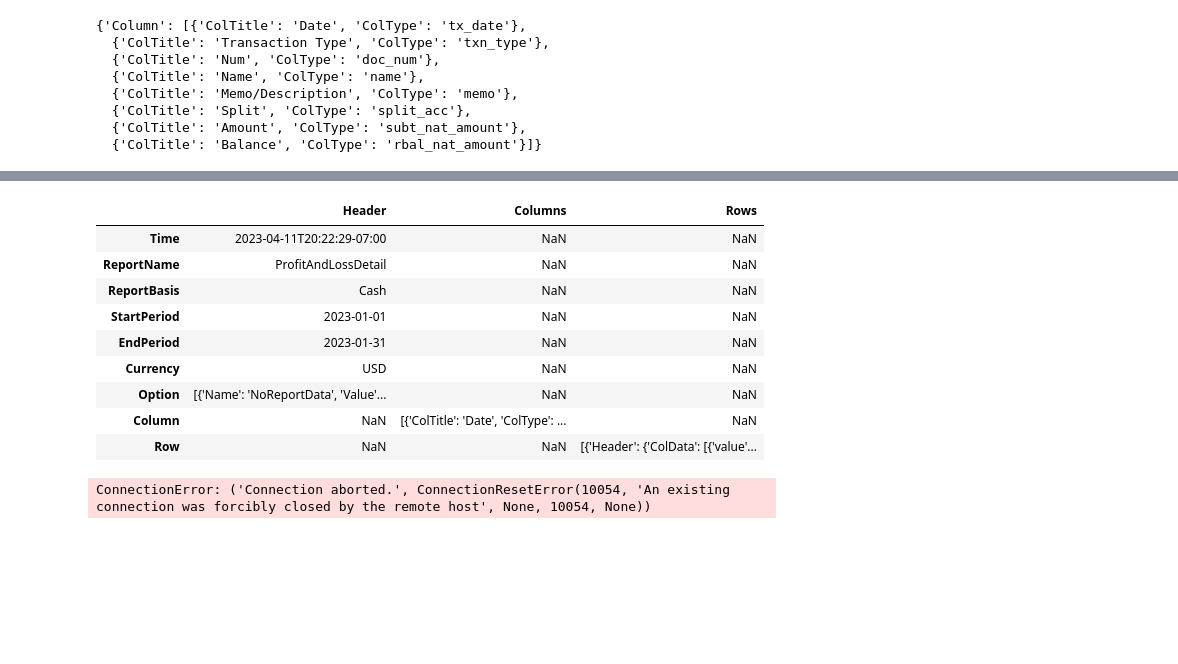
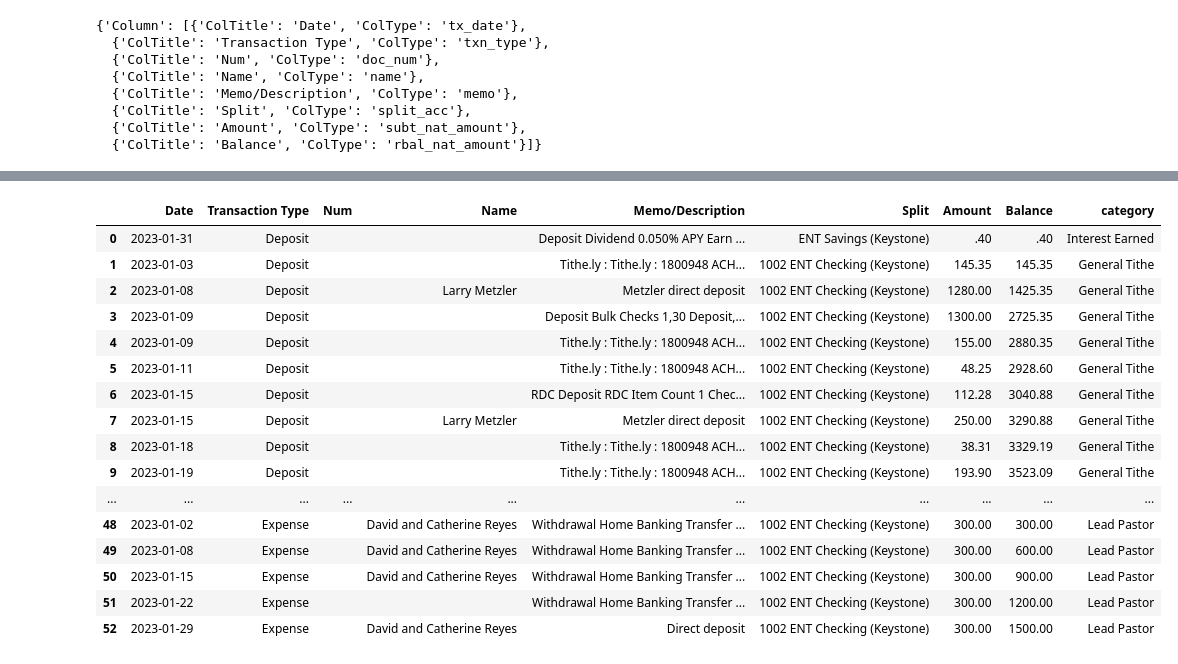
Before and after one commit to keaturner55/ChurchFinance, a Jupyter notebook: notebook/quickbooks.ipynb, the cells around one changed output, grey strips where cells are left out. Drawn from its saved outputs; the diff is of its cells as text; code cells hidden in the pictures; blank space fills up the shorter version.

Commit message:
able to process report into dataframe

```diff
--- a/notebook/quickbooks.ipynb
+++ b/notebook/quickbooks.ipynb
@@ -56,0 +72,22 @@ json_resp["Rows"]
+# %%
+row_list = []
+def proc_rows(rows, category = "", level=0):
+    row_count = 0 # actual values row count
+    for row in rows:
+        if "Header" in row:
+            header_col = row['Header']['ColData'][0]['value']
+            if category == "":
+                current_category = header_col
+            else:
+                current_category = f"{category}:{header_col}"
+            print(current_category)
+            proc_rows(row['Rows']['Row'], category = current_category, level = level+1)
+        else:
+            row_count+=1
+            col_data = row['ColData']
+            if len(col_data)==len(cols):
+                cur_row = {cols[i]:col_data[i]['value'] for i in range(len(cols))}
+                cur_row.update({"category":category})
+                row_list.append(cur_row)
+                print(f"row {row_count}")
+            #parent_category = "_".join(parent_category.split("_")[:level-1])
@@ -57,17 +114,20 @@ json_resp["Rows"]
 # %%
-pd.DataFrame.from_dict(json_resp)
+pd.DataFrame(row_list)
 # %% [output]
-|  | Header | Columns | Rows |
-| Time | 2023-04-11T20:22:29-07:00 | NaN | NaN |
-| ReportName | ProfitAndLossDetail | NaN | NaN |
-| ReportBasis | Cash | NaN | NaN |
-| StartPeriod | 2023-01-01 | NaN | NaN |
-| EndPeriod | 2023-01-31 | NaN | NaN |
-| Currency | USD | NaN | NaN |
-| Option | [{'Name': 'NoReportData', 'Value'... | NaN | NaN |
-| Column | NaN | [{'ColTitle': 'Date', 'ColType': ... | NaN |
-| Row | NaN | NaN | [{'Header': {'ColData': [{'value'... |
+|  | Date | Transaction Type | Num | Name | Memo/Description | Split | Amount | Balance | category |
+| 0 | 2023-01-31 | Deposit |  |  | Deposit Dividend 0.050% APY Earn ... | ENT Savings (Keystone) | .40 | .40 | Interest Earned |
+| 1 | 2023-01-03 | Deposit |  |  | Tithe.ly : Tithe.ly : 1800948 ACH... | 1002 ENT Checking (Keystone) | 145.35 | 145.35 | General Tithe |
+| 2 | 2023-01-08 | Deposit |  | Larry Metzler | Metzler direct deposit | 1002 ENT Checking (Keystone) | 1280.00 | 1425.35 | General Tithe |
+| 3 | 2023-01-09 | Deposit |  |  | Deposit Bulk Checks 1,30 Deposit,... | 1002 ENT Checking (Keystone) | 1300.00 | 2725.35 | General Tithe |
+| 4 | 2023-01-09 | Deposit |  |  | Tithe.ly : Tithe.ly : 1800948 ACH... | 1002 ENT Checking (Keystone) | 155.00 | 2880.35 | General Tithe |
+| 5 | 2023-01-11 | Deposit |  |  | Tithe.ly : Tithe.ly : 1800948 ACH... | 1002 ENT Checking (Keystone) | 48.25 | 2928.60 | General Tithe |
+| 6 | 2023-01-15 | Deposit |  |  | RDC Deposit RDC Item Count 1 Chec... | 1002 ENT Checking (Keystone) | 112.28 | 3040.88 | General Tithe |
+| 7 | 2023-01-15 | Deposit |  | Larry Metzler | Metzler direct deposit | 1002 ENT Checking (Keystone) | 250.00 | 3290.88 | General Tithe |
+| 8 | 2023-01-18 | Deposit |  |  | Tithe.ly : Tithe.ly : 1800948 ACH... | 1002 ENT Checking (Keystone) | 38.31 | 3329.19 | General Tithe |
+| 9 | 2023-01-19 | Deposit |  |  | Tithe.ly : Tithe.ly : 1800948 ACH... | 1002 ENT Checking (Keystone) | 193.90 | 3523.09 | General Tithe |
+| ... | ... | ... | ... | ... | ... | ... | ... | ... | ... |
+| 48 | 2023-01-02 | Expense |  | David and Catherine Reyes | Withdrawal Home Banking Transfer ... | 1002 ENT Checking (Keystone) | 300.00 | 300.00 | Lead Pastor |
+| 49 | 2023-01-08 | Expense |  | David and Catherine Reyes | Withdrawal Home Banking Transfer ... | 1002 ENT Checking (Keystone) | 300.00 | 600.00 | Lead Pastor |
+| 50 | 2023-01-15 | Expense |  | David and Catherine Reyes | Withdrawal Home Banking Transfer ... | 1002 ENT Checking (Keystone) | 300.00 | 900.00 | Lead Pastor |
+| 51 | 2023-01-22 | Expense |  |  | Withdrawal Home Banking Transfer ... | 1002 ENT Checking (Keystone) | 300.00 | 1200.00 | Lead Pastor |
+| 52 | 2023-01-29 | Expense |  | David and Catherine Reyes | Direct deposit | 1002 ENT Checking (Keystone) | 300.00 | 1500.00 | Lead Pastor |
-# %%
-Account.all(qb=client)
-# %% [output]
-ConnectionError: ('Connection aborted.', ConnectionResetError(10054, 'An existing connection was forcibly closed by the remote host', None, 10054, None))
```
Also changed, not shown: parts of 6 cells of this notebook.
